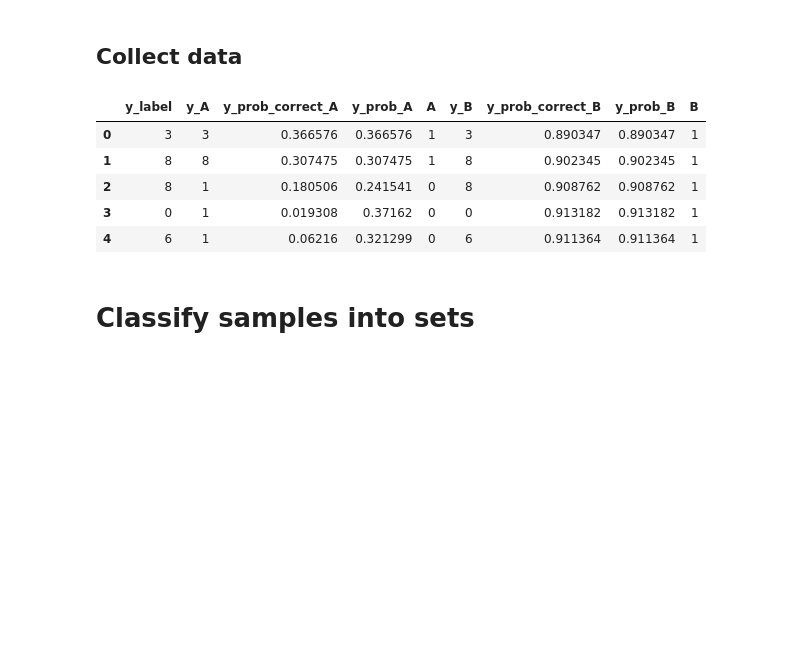
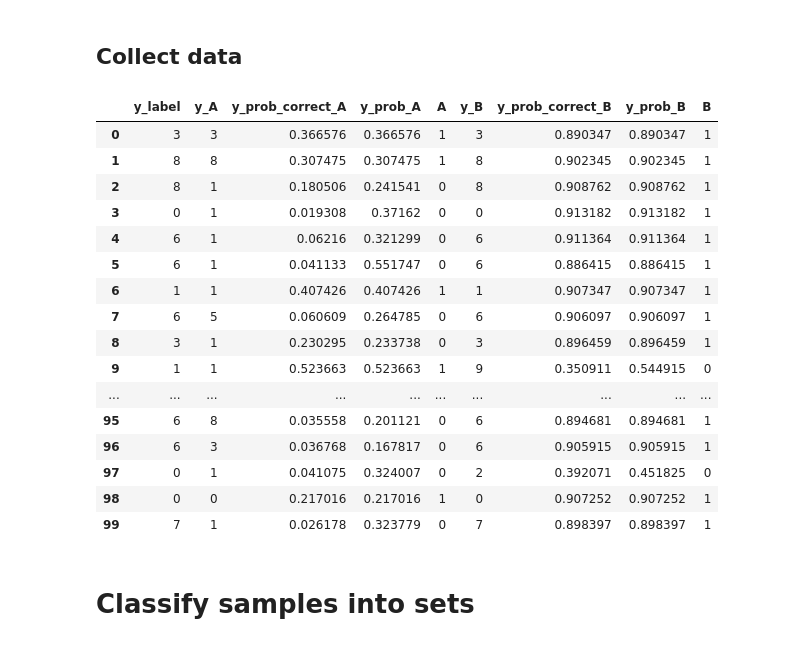
Before and after one commit to roldanjrgl/ml_project, a Jupyter notebook: notebooks/cifar_models_performance_analysis_v2.ipynb, the cells around one changed output. Cells and saved outputs as stored; diff of their text form; code cells hidden in the pictures; blank space fills up the shorter version.

```diff
--- a/notebooks/cifar_models_performance_analysis_v2.ipynb
+++ b/notebooks/cifar_models_performance_analysis_v2.ipynb
@@ -172,6 +172,7 @@ def plot_values(value):
 # %%
 import pandas as pd
 import numpy as np
+pd.set_option('display.max_rows', None)
 # %%
 columns =  ['y_label','y_A','y_prob_correct_A', 'y_prob_A', 'A','y_B','y_prob_correct_B', 'y_prob_B', 'B']
 dset_idxs = np.array(range(dset_size))
@@ -226,14 +224,25 @@ def check_results(idx,  results, model_name):
 # %%
 collect_data(dset, dset_size, results, model_A, model_B)
 # %%
-results.head()
+results
 # %% [output]
 |  | y_label | y_A | y_prob_correct_A | y_prob_A | A | y_B | y_prob_correct_B | y_prob_B | B |
 | 0 | 3 | 3 | 0.366576 | 0.366576 | 1 | 3 | 0.890347 | 0.890347 | 1 |
 | 1 | 8 | 8 | 0.307475 | 0.307475 | 1 | 8 | 0.902345 | 0.902345 | 1 |
 | 2 | 8 | 1 | 0.180506 | 0.241541 | 0 | 8 | 0.908762 | 0.908762 | 1 |
 | 3 | 0 | 1 | 0.019308 | 0.37162 | 0 | 0 | 0.913182 | 0.913182 | 1 |
 | 4 | 6 | 1 | 0.06216 | 0.321299 | 0 | 6 | 0.911364 | 0.911364 | 1 |
+| 5 | 6 | 1 | 0.041133 | 0.551747 | 0 | 6 | 0.886415 | 0.886415 | 1 |
+| 6 | 1 | 1 | 0.407426 | 0.407426 | 1 | 1 | 0.907347 | 0.907347 | 1 |
+| 7 | 6 | 5 | 0.060609 | 0.264785 | 0 | 6 | 0.906097 | 0.906097 | 1 |
+| 8 | 3 | 1 | 0.230295 | 0.233738 | 0 | 3 | 0.896459 | 0.896459 | 1 |
+| 9 | 1 | 1 | 0.523663 | 0.523663 | 1 | 9 | 0.350911 | 0.544915 | 0 |
+| ... | ... | ... | ... | ... | ... | ... | ... | ... | ... |
+| 95 | 6 | 8 | 0.035558 | 0.201121 | 0 | 6 | 0.894681 | 0.894681 | 1 |
+| 96 | 6 | 3 | 0.036768 | 0.167817 | 0 | 6 | 0.905915 | 0.905915 | 1 |
+| 97 | 0 | 1 | 0.041075 | 0.324007 | 0 | 2 | 0.392071 | 0.451825 | 0 |
+| 98 | 0 | 0 | 0.217016 | 0.217016 | 1 | 0 | 0.907252 | 0.907252 | 1 |
+| 99 | 7 | 1 | 0.026178 | 0.323779 | 0 | 7 | 0.898397 | 0.898397 | 1 |
 # %% [markdown]
 # Classify samples into sets
 # %%
```
Also changed, not shown: parts of 8 cells of this notebook.
